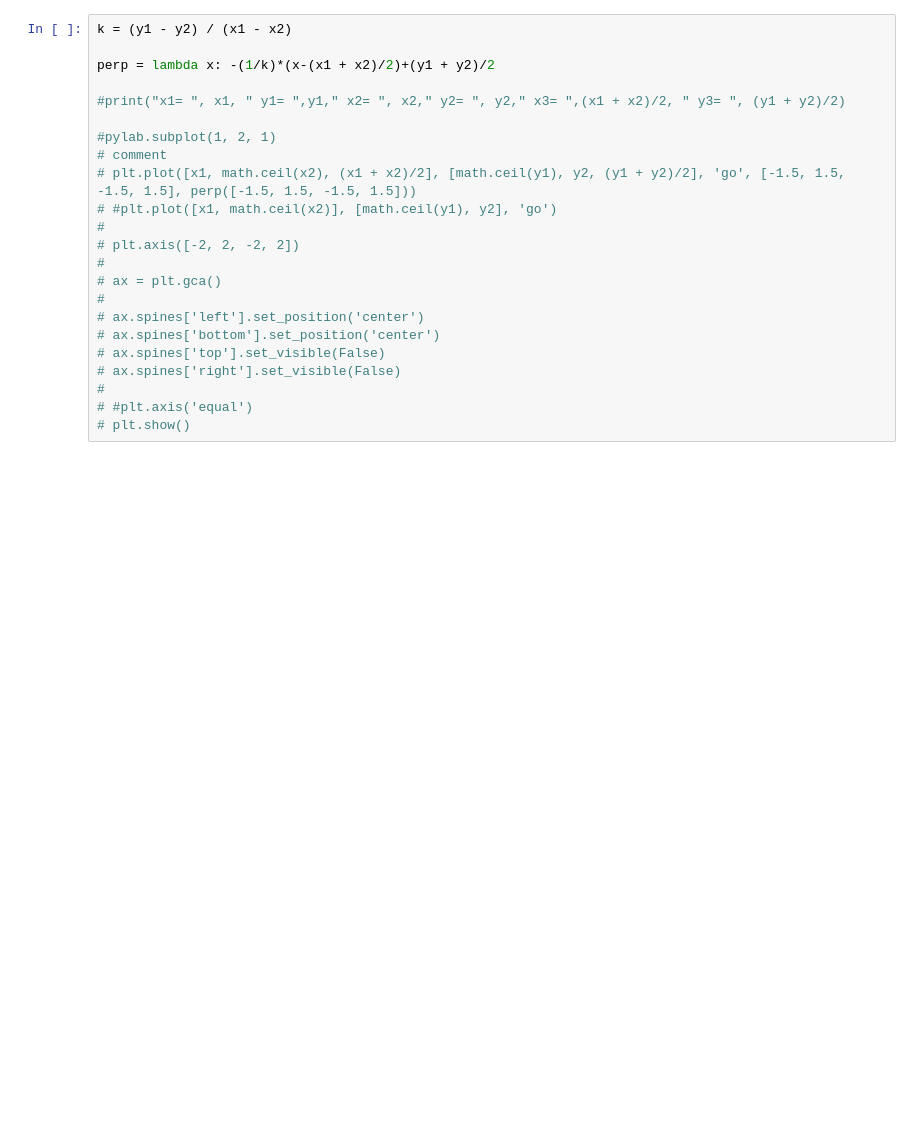
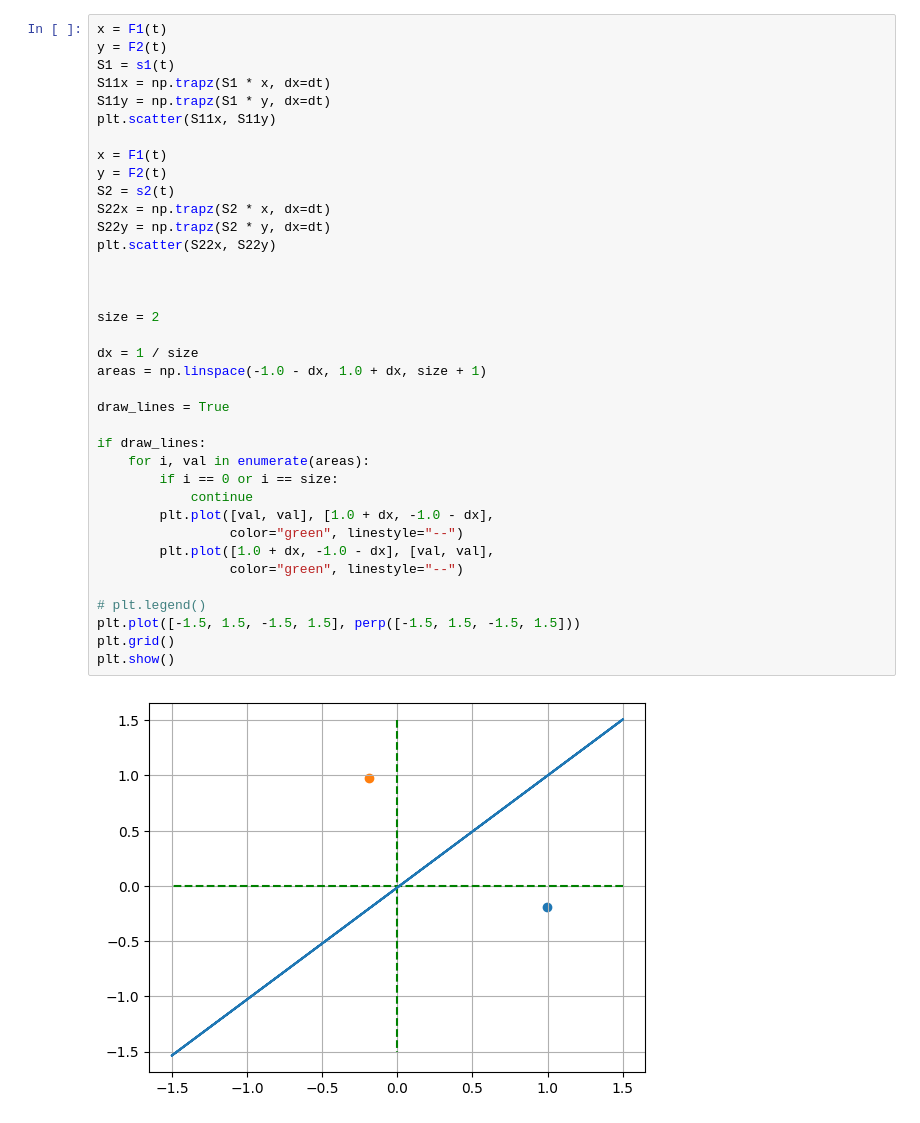
Before and after one commit to L0rdLizard/suaiOTS, a Jupyter notebook: lab03/lab03.ipynb, the cells around one changed output. Drawn from its saved outputs; the diff is of its cells as text; blank space fills up the shorter version.

```diff
--- a/lab03/lab03.ipynb
+++ b/lab03/lab03.ipynb
@@ -71,26 +95,42 @@ F2(t) * F2(t) = 1.0103932527491502
 # %%
-k = (y1 - y2) / (x1 - x2)
+x = F1(t)
+y = F2(t)
+S1 = s1(t)
+S11x = np.trapz(S1 * x, dx=dt)
+S11y = np.trapz(S1 * y, dx=dt)
+plt.scatter(S11x, S11y)
 
-perp = lambda x: -(1/k)*(x-(x1 + x2)/2)+(y1 + y2)/2
+x = F1(t)
+y = F2(t)
+S2 = s2(t)
+S22x = np.trapz(S2 * x, dx=dt)
+S22y = np.trapz(S2 * y, dx=dt)
+plt.scatter(S22x, S22y)
 
-#print("x1= ", x1, " y1= ",y1," x2= ", x2," y2= ", y2," x3= ",(x1 + x2)/2, " y3= ", (y1 + y2)/2)
 
-#pylab.subplot(1, 2, 1)
-# comment
-# plt.plot([x1, math.ceil(x2), (x1 + x2)/2], [math.ceil(y1), y2, (y1 + y2)/2], 'go', [-1.5, 1.5, -1.5, 1.5], perp([-1.5, 1.5, -1.5, 1.5]))
-# #plt.plot([x1, math.ceil(x2)], [math.ceil(y1), y2], 'go')
-#
-# plt.axis([-2, 2, -2, 2])
-#
-# ax = plt.gca()
-#
-# ax.spines['left'].set_position('center')
-# ax.spines['bottom'].set_position('center')
-# ax.spines['top'].set_visible(False)
-# ax.spines['right'].set_visible(False)
-#
-# #plt.axis('equal')
-# plt.show()
+
+size = 2
+
+dx = 1 / size
+areas = np.linspace(-1.0 - dx, 1.0 + dx, size + 1)
+
+draw_lines = True
+
+if draw_lines:
+    for i, val in enumerate(areas):
+        if i == 0 or i == size:
+            continue
+        plt.plot([val, val], [1.0 + dx, -1.0 - dx],
+                 color="green", linestyle="--")
+        plt.plot([1.0 + dx, -1.0 - dx], [val, val],
+                 color="green", linestyle="--")
+
+# plt.legend()
+plt.plot([-1.5, 1.5, -1.5, 1.5], perp([-1.5, 1.5, -1.5, 1.5]))
+plt.grid()
+plt.show()
+# %% [output]
+[figure, added]
 # %%
 plt.plot([x1, math.ceil(x2)], [math.ceil(y1), y2], 'go')
 
```
Also changed, not shown: parts of 4 cells of this notebook, 1 other file.
